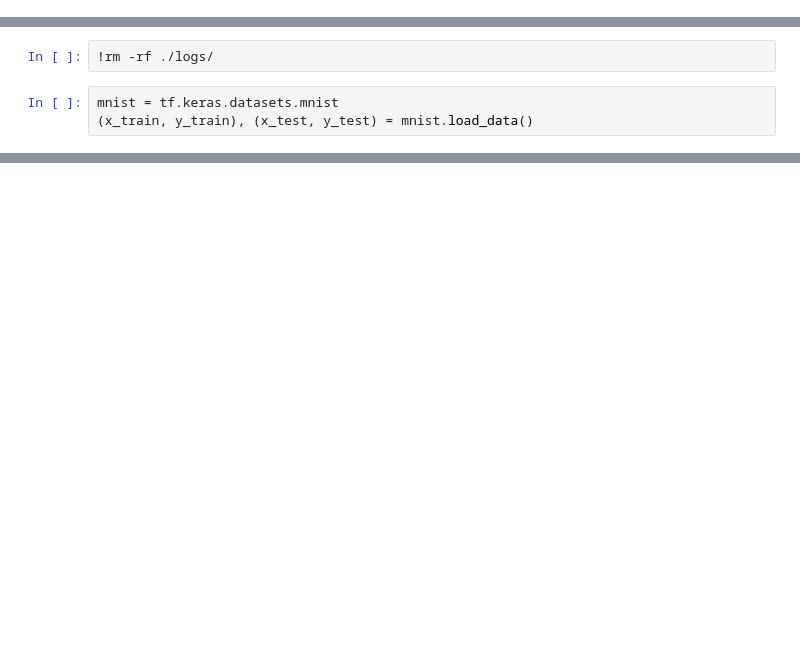
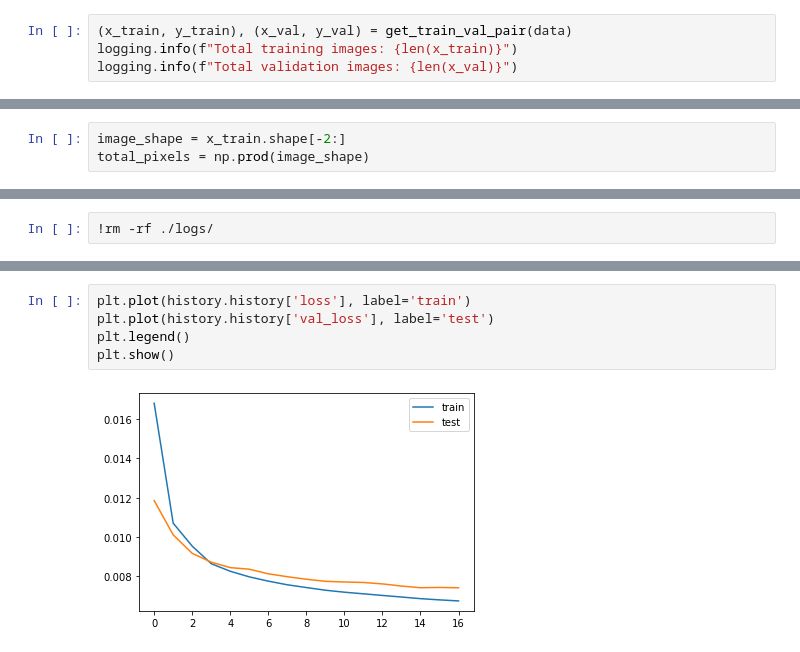
Before and after one commit to edwin-yan/An-Image-Denoising-Network-with-Interpretation, a Jupyter notebook: experiments.ipynb, the cells around one changed output, grey strips where cells are left out. Saved outputs shown, nothing was run; the diff lists cells and outputs as text; blank space fills up the shorter version.

```diff
--- a/experiments.ipynb
+++ b/experiments.ipynb
@@ -12,0 +23,4 @@ import matplotlib.pyplot as plt
+# %%
+(x_train, y_train), (x_val, y_val) = get_train_val_pair(data)
+logging.info(f"Total training images: {len(x_train)}")
+logging.info(f"Total validation images: {len(x_val)}")
@@ -12,0 +30,3 @@ import matplotlib.pyplot as plt
+# %%
+image_shape = x_train.shape[-2:]
+total_pixels = np.prod(image_shape)
@@ -13,5 +67,2 @@ import matplotlib.pyplot as plt
 # %%
 !rm -rf ./logs/
-# %%
-mnist = tf.keras.datasets.mnist
-(x_train, y_train), (x_test, y_test) = mnist.load_data()
@@ -70,0 +110,7 @@ def add_noise(image, noise_typ='gauss'):
+# %%
+plt.plot(history.history['loss'], label='train')
+plt.plot(history.history['val_loss'], label='test')
+plt.legend()
+plt.show()
+# %% [output]
+[figure, added]
```
Also changed, not shown: parts of 25 cells of this notebook, 3 other files.
